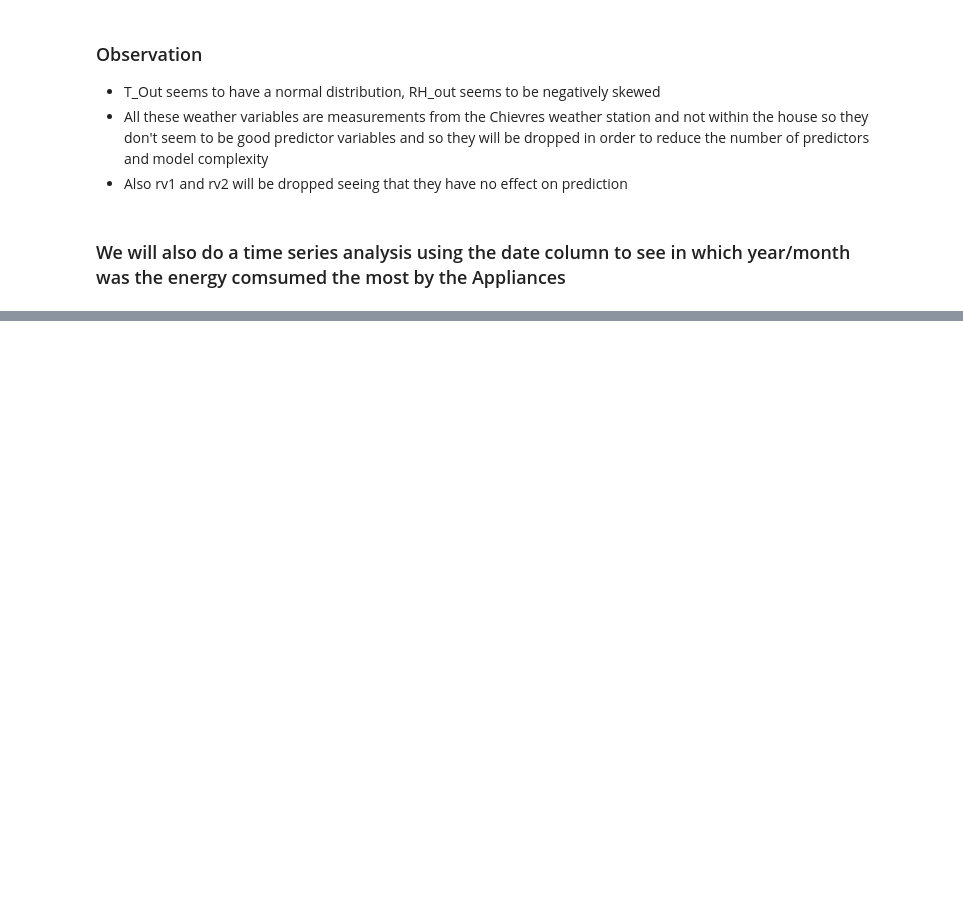
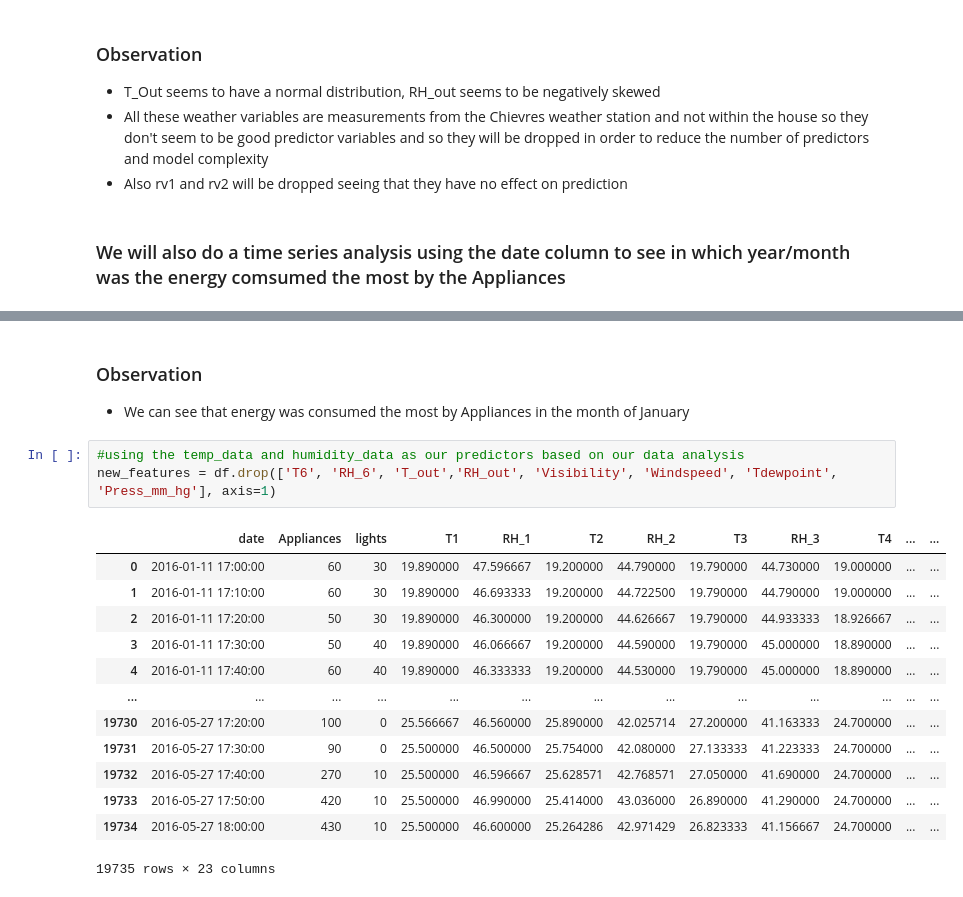
Before and after one commit to pasDamola/building_energy_prediction, a Jupyter notebook: APPLIANCES_ENERGY_PREDICTION.ipynb, the cells around one changed output, grey strips where cells are left out. Cells and saved outputs as stored; diff of their text form; blank space fills up the shorter version.

```diff
--- a/APPLIANCES_ENERGY_PREDICTION.ipynb
+++ b/APPLIANCES_ENERGY_PREDICTION.ipynb
@@ -144,0 +222,20 @@ vis6 = sns.distplot(weather_data["Press_mm_hg"],bins=10, ax=ax[1][1])
+# %% [markdown]
+### Observation
+- We can see that energy was consumed the most by Appliances in the month of January
+# %%
+#using the temp_data and humidity_data as our predictors based on our data analysis
+new_features = df.drop(['T6', 'RH_6', 'T_out','RH_out', 'Visibility', 'Windspeed', 'Tdewpoint', 'Press_mm_hg'], axis=1)
+# %% [output]
+|  | date | Appliances | lights | T1 | RH_1 | T2 | RH_2 | T3 | RH_3 | T4 | ... | ... |
+| 0 | 2016-01-11 17:00:00 | 60 | 30 | 19.890000 | 47.596667 | 19.200000 | 44.790000 | 19.790000 | 44.730000 | 19.000000 | ... | ... |
+| 1 | 2016-01-11 17:10:00 | 60 | 30 | 19.890000 | 46.693333 | 19.200000 | 44.722500 | 19.790000 | 44.790000 | 19.000000 | ... | ... |
+| 2 | 2016-01-11 17:20:00 | 50 | 30 | 19.890000 | 46.300000 | 19.200000 | 44.626667 | 19.790000 | 44.933333 | 18.926667 | ... | ... |
+| 3 | 2016-01-11 17:30:00 | 50 | 40 | 19.890000 | 46.066667 | 19.200000 | 44.590000 | 19.790000 | 45.000000 | 18.890000 | ... | ... |
+| 4 | 2016-01-11 17:40:00 | 60 | 40 | 19.890000 | 46.333333 | 19.200000 | 44.530000 | 19.790000 | 45.000000 | 18.890000 | ... | ... |
+| ... | ... | ... | ... | ... | ... | ... | ... | ... | ... | ... | ... | ... |
+| 19730 | 2016-05-27 17:20:00 | 100 | 0 | 25.566667 | 46.560000 | 25.890000 | 42.025714 | 27.200000 | 41.163333 | 24.700000 | ... | ... |
+| 19731 | 2016-05-27 17:30:00 | 90 | 0 | 25.500000 | 46.500000 | 25.754000 | 42.080000 | 27.133333 | 41.223333 | 24.700000 | ... | ... |
+| 19732 | 2016-05-27 17:40:00 | 270 | 10 | 25.500000 | 46.596667 | 25.628571 | 42.768571 | 27.050000 | 41.690000 | 24.700000 | ... | ... |
+| 19733 | 2016-05-27 17:50:00 | 420 | 10 | 25.500000 | 46.990000 | 25.414000 | 43.036000 | 26.890000 | 41.290000 | 24.700000 | ... | ... |
+| 19734 | 2016-05-27 18:00:00 | 430 | 10 | 25.500000 | 46.600000 | 25.264286 | 42.971429 | 26.823333 | 41.156667 | 24.700000 | ... | ... |
+19735 rows × 23 columns
```
Also changed, not shown: parts of 11 cells of this notebook.
